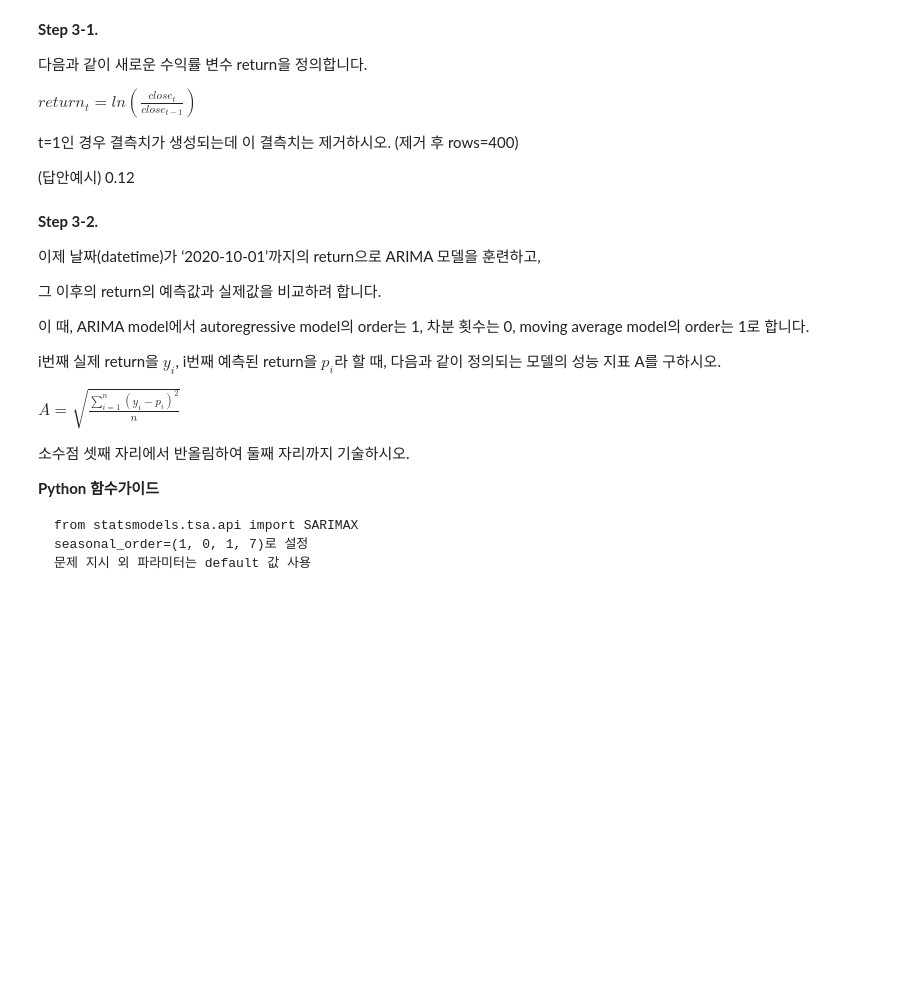
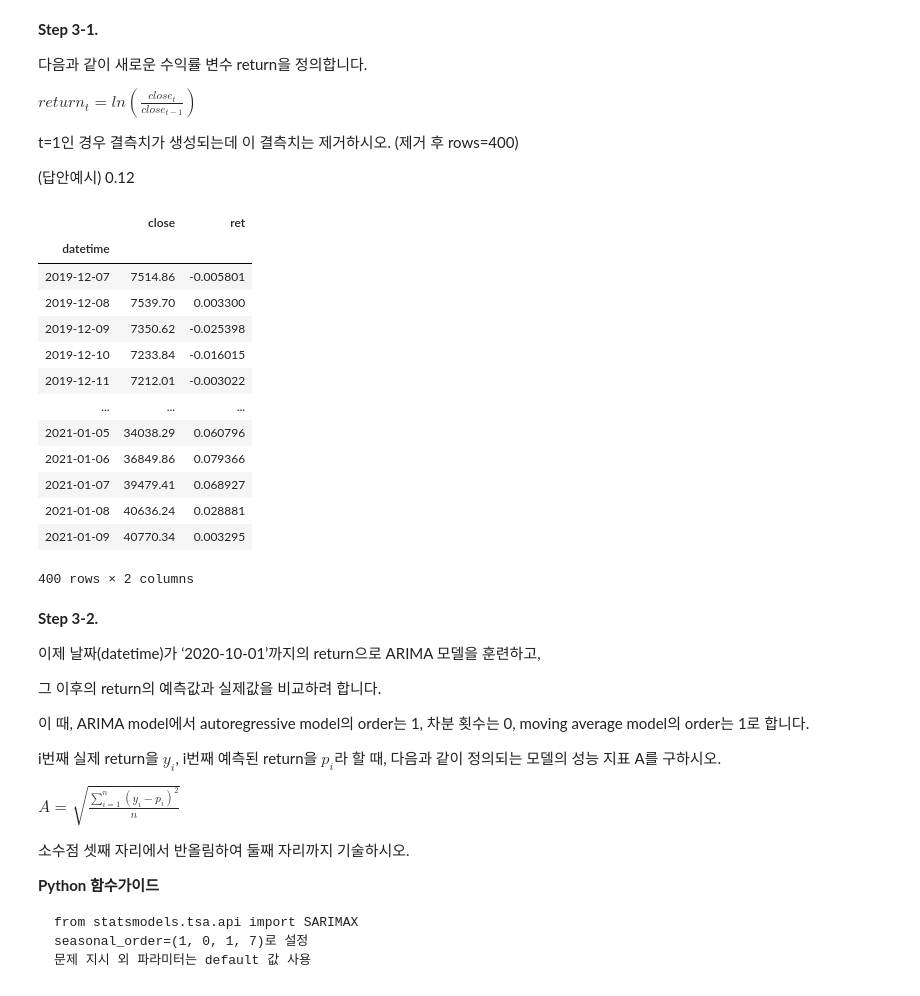
Before and after one commit to sunkusun9/prods_pro, a Jupyter notebook: prof2102_prob1.ipynb, the cells around one changed output. Drawn from its saved outputs; the diff is of its cells as text; code cells hidden in the pictures; blank space fills up the shorter version.

```diff
--- a/prof2102_prob1.ipynb
+++ b/prof2102_prob1.ipynb
@@ -251,6 +280,26 @@ $return_t=ln⁡(\frac{close_t}{close_{t-1}})$
 t=1인 경우 결측치가 생성되는데 이 결측치는 제거하시오. (제거 후 rows=400)
 
  (답안예시) 0.12
+# %%
+df_bitcoin3 = df_bitcoin1.assign(
+    ret=lambda x: np.log(x['close'] / x['close'].shift(1))
+).dropna()
+df_bitcoin3
+# %% [output]
+|  | close | ret |
+| datetime |  |  |
+| 2019-12-07 | 7514.86 | -0.005801 |
+| 2019-12-08 | 7539.70 | 0.003300 |
+| 2019-12-09 | 7350.62 | -0.025398 |
+| 2019-12-10 | 7233.84 | -0.016015 |
+| 2019-12-11 | 7212.01 | -0.003022 |
+| ... | ... | ... |
+| 2021-01-05 | 34038.29 | 0.060796 |
+| 2021-01-06 | 36849.86 | 0.079366 |
+| 2021-01-07 | 39479.41 | 0.068927 |
+| 2021-01-08 | 40636.24 | 0.028881 |
+| 2021-01-09 | 40770.34 | 0.003295 |
+400 rows × 2 columns
 # %% [markdown]
 **Step 3-2.**
 
```
Also changed, not shown: parts of 29 cells of this notebook.
